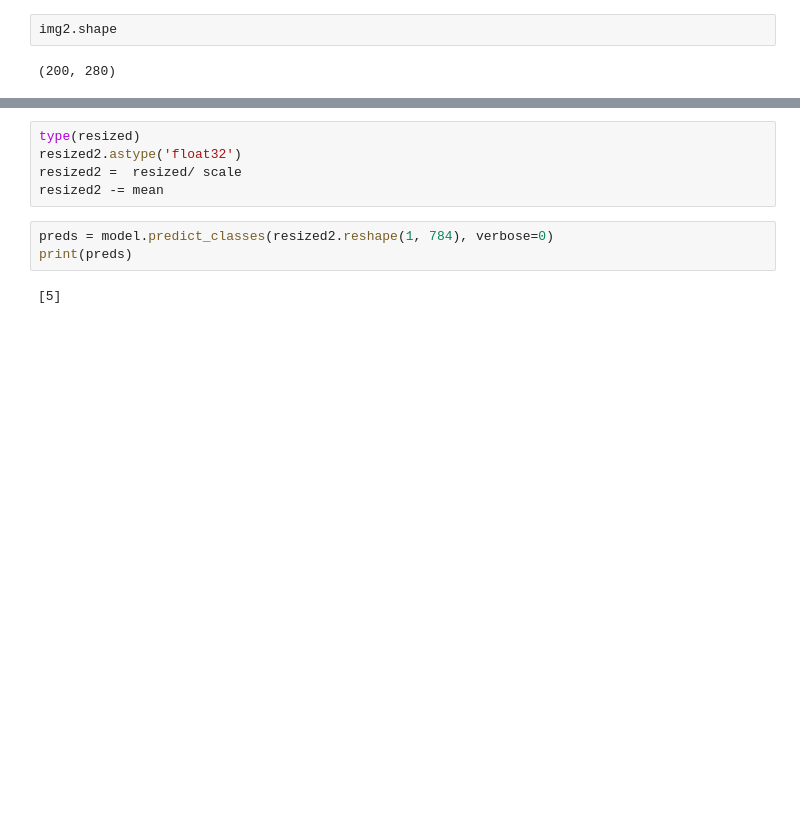
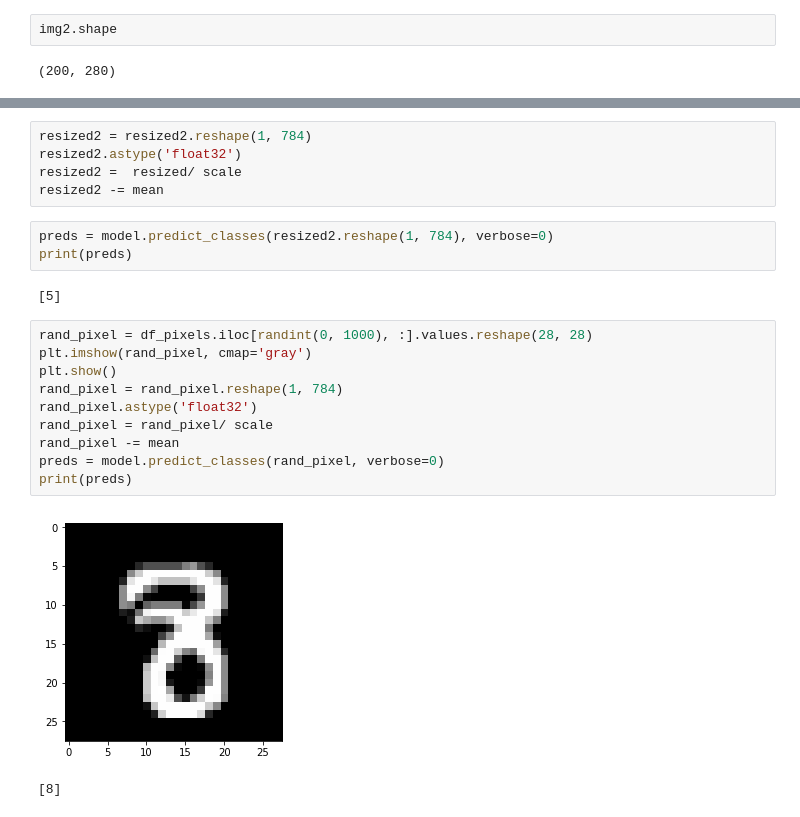
Before and after one commit to utkarshdeep/Digit-Recognizer, a Jupyter notebook: PoC.ipynb, the cells around one changed output, grey strips where cells are left out. Drawn from its saved outputs; the diff is of its cells as text; blank space fills up the shorter version.

```diff
--- a/PoC.ipynb
+++ b/PoC.ipynb
@@ -197,5 +202,5 @@ plt.show()
 # %%
-type(resized)
+resized2 = resized2.reshape(1, 784)
 resized2.astype('float32')
 resized2 =  resized/ scale
 resized2 -= mean
@@ -204,3 +209,16 @@ preds = model.predict_classes(resized2.reshape(1, 784), verbose=0)
 print(preds)
 # %% [output]
 [5]
+# %%
+rand_pixel = df_pixels.iloc[randint(0, 1000), :].values.reshape(28, 28)
+plt.imshow(rand_pixel, cmap='gray')
+plt.show()
+rand_pixel = rand_pixel.reshape(1, 784)
+rand_pixel.astype('float32')
+rand_pixel = rand_pixel/ scale
+rand_pixel -= mean
+preds = model.predict_classes(rand_pixel, verbose=0)
+print(preds)
+# %% [output]
+[figure, added]
+[8]
```
Also changed, not shown: parts of 8 cells of this notebook.
